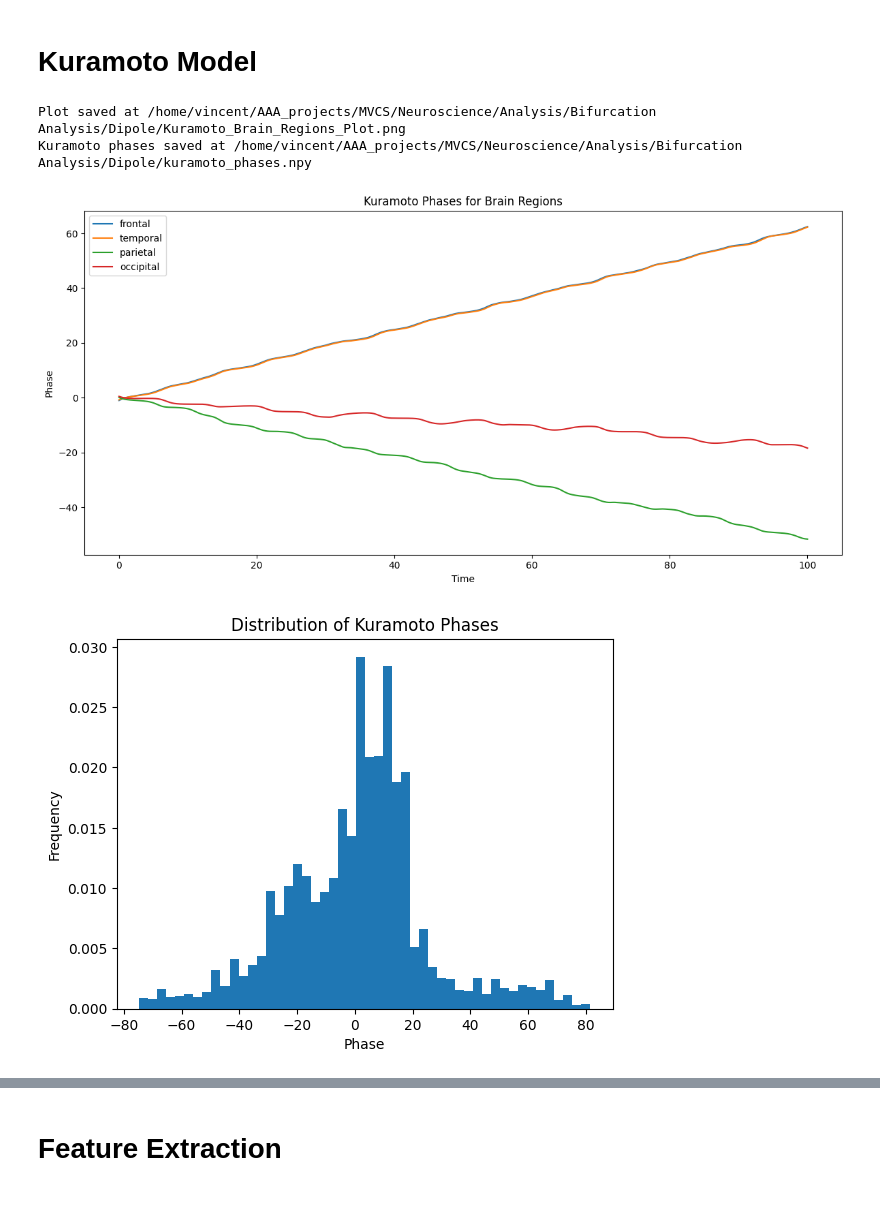
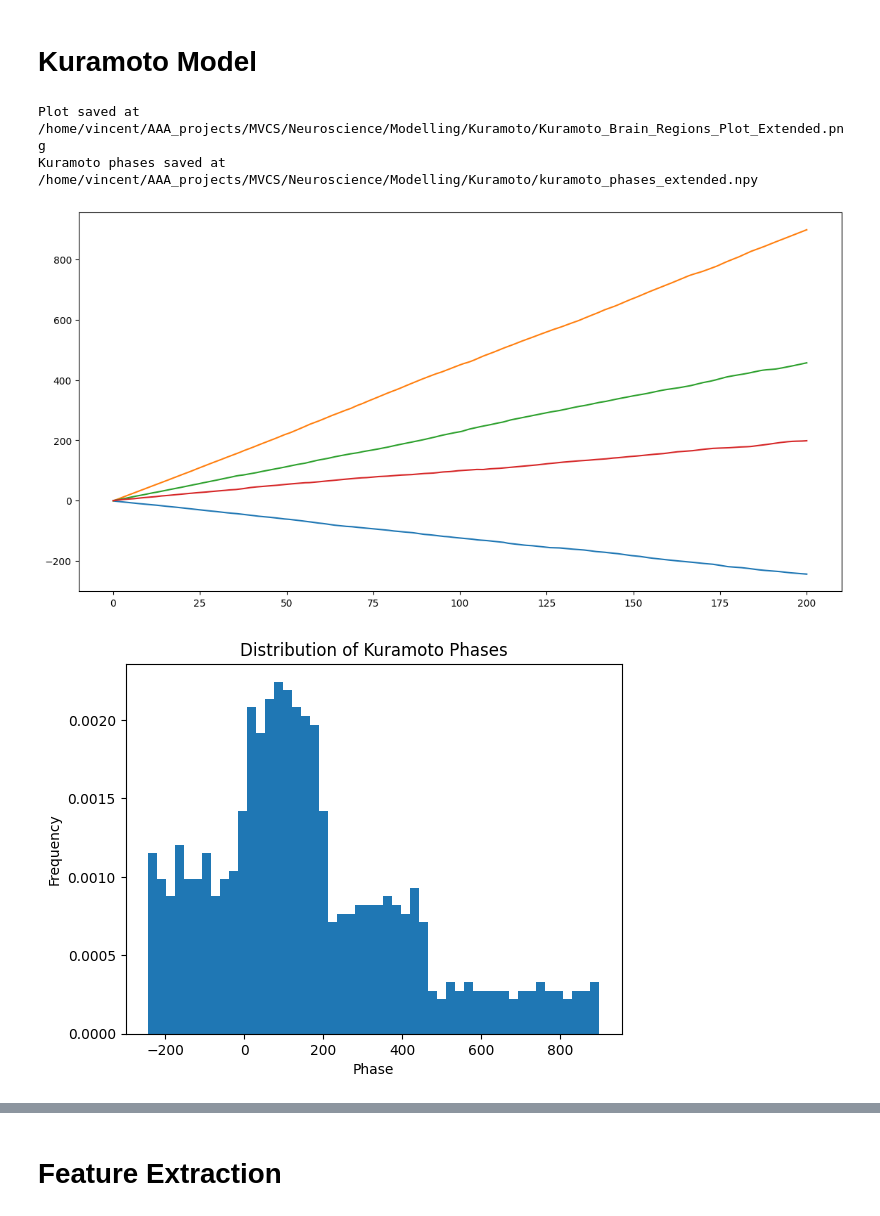
Before and after one commit to Metaverse-Crowdsource/Complete-Neural-Signal-Analysis, a Jupyter notebook: Kuramoto Model.ipynb, the cells around one changed output, grey strips where cells are left out. Cells and saved outputs as stored; diff of their text form; code cells hidden in the pictures.

```diff
--- a/Kuramoto Model.ipynb
+++ b/Kuramoto Model.ipynb
@@ -6,6 +6,9 @@ from scipy.integrate import solve_ivp
 from scipy.signal import hilbert
 import matplotlib.pyplot as plt
 import os
+
+# Set random seed for consistent results
+np.random.seed(42)
 
 # Load EEG data
 EEG_data = np.load('/home/vincent/AAA_projects/MVCS/Neuroscience/eeg_data_with_channels.npy', allow_pickle=True)
@@ -27,65 +30,65 @@ regions = {
 analytic_signal = hilbert(EEG_data)
 phases = np.angle(analytic_signal)
 
-# Average phase for each region
+# Average phase for the initial time point for each region
 avg_phases = {}
 for region, channels in regions.items():
     indices = [eeg_channel_names.index(ch) for ch in channels]
     avg_phases[region] = np.mean(phases[0, indices])
 
+initial_phases = np.array(list(avg_phases.values()))
+
 N = len(regions)  # Number of regions
 K = 1.0  # Coupling strength
-omega = np.random.uniform(-1, 1, N)  # Natural frequencies for each region
+omega = np.random.uniform(-5, 5, N)  # Increase range for natural frequencies
 
 # Kuramoto differential equations
 def kuramoto(t, y, omega, K):
-    dydt = omega + K/N * np.sum(np.sin(y - y[:, np.newaxis]), axis=1)
+    dydt = omega + K/N * (np.sum(np.sin(y - y[:, np.newaxis]), axis=1) - np.sin(0))
     return dydt
 
-# Initial conditions: Average phases from EEG
-initial_phases = np.array(list(avg_phases.values()))
-
 # Time span for the simulation
-t_span = (0, 100)  # Example
-desired_length = len(EEG_data)
-t_eval = np.linspace(t_span[0], t_span[1], desired_length)  # Match with the EEG length
+t_span = (0, 200)
+t_eval = np.linspace(t_span[0], t_span[1], 200)  # Explicitly span from 0 to 200
 
 # Solve differential equations
 solution = solve_ivp(kuramoto, t_span, initial_phases, t_eval=t_eval, args=(omega, K))
 
 # The simulated Kuramoto phases
 kuramoto_phases = solution.y
 
+# Create a time axis for plotting
+time_axis = np.linspace(t_span[0], t_span[1], 2 * len(EEG_data))
+
+# Interpolating the Kuramoto phases to match the EEG data length
+from scipy.interpolate import interp1d
+interp_funcs = [interp1d(t_eval, kuramoto_phases[i, :]) for i in range(N)]
+kuramoto_phases_interp = np.array([f(time_axis) for f in interp_funcs])
+
 # Plot
-plt.figure(figsize=(12, 6))
+plt.figure(figsize=(14, 7))
 for i, region in enumerate(regions.keys()):
-    plt.plot(t_eval, kuramoto_phases[i, :], label=region)
-plt.xlabel('Time')
-plt.ylabel('Phase')
-plt.title('Kuramoto Phases for Brain Regions')
-plt.legend()
-plt.tight_layout()
+    plt.plot(time_axis, kuramoto_phases_interp[i, :], label=region, linewidth=1.5)
 
-save_directory = "/home/vincent/AAA_projects/MVCS/Neuroscience/Analysis/Bifurcation Analysis/Dipole"
+save_directory = "/home/vincent/AAA_projects/MVCS/Neuroscience/Modelling/Kuramoto"
 
 # Check if the directory exists and create it if not
 if not os.path.exists(save_directory):
     os.makedirs(save_directory)
 
-plot_path = os.path.join(save_directory, "Kuramoto_Brain_Regions_Plot.png")
-plt.savefig(plot_path)
-
+plot_path = os.path.join(save_directory, "Kuramoto_Brain_Regions_Plot_Extended.png")
+plt.savefig(plot_path, dpi=300)  # Increased dpi for better resolution
 
 # Save the simulated Kuramoto phases
-kuramoto_data_path = os.path.join(save_directory, "kuramoto_phases.npy")
+kuramoto_data_path = os.path.join(save_directory, "kuramoto_phases_extended.npy")
 np.save(kuramoto_data_path, kuramoto_phases)
 
 print(f"Plot saved at {plot_path}")
 print(f"Kuramoto phases saved at {kuramoto_data_path}")
 # %% [output]
-Plot saved at /home/vincent/AAA_projects/MVCS/Neuroscience/Analysis/Bifurcation Analysis/Dipole/Kuramoto_Brain_Regions_Plot.png
-Kuramoto phases saved at /home/vincent/AAA_projects/MVCS/Neuroscience/Analysis/Bifurcation Analysis/Dipole/kuramoto_phases.npy
+Plot saved at /home/vincent/AAA_projects/MVCS/Neuroscience/Modelling/Kuramoto/Kuramoto_Brain_Regions_Plot_Extended.png
+Kuramoto phases saved at /home/vincent/AAA_projects/MVCS/Neuroscience/Modelling/Kuramoto/kuramoto_phases_extended.npy
-[figure, old version]
+[figure, new version]
 # %%
 plt.hist(kuramoto_phases.ravel(), bins=50, density=True)
 plt.xlabel('Phase')
@@ -93,4 +96,4 @@ plt.ylabel('Frequency')
 plt.title('Distribution of Kuramoto Phases')
 plt.show()
 # %% [output]
-[figure, old version]
+[figure, new version]
```
Also changed, not shown: parts of 3 cells of this notebook, 4 other files.
